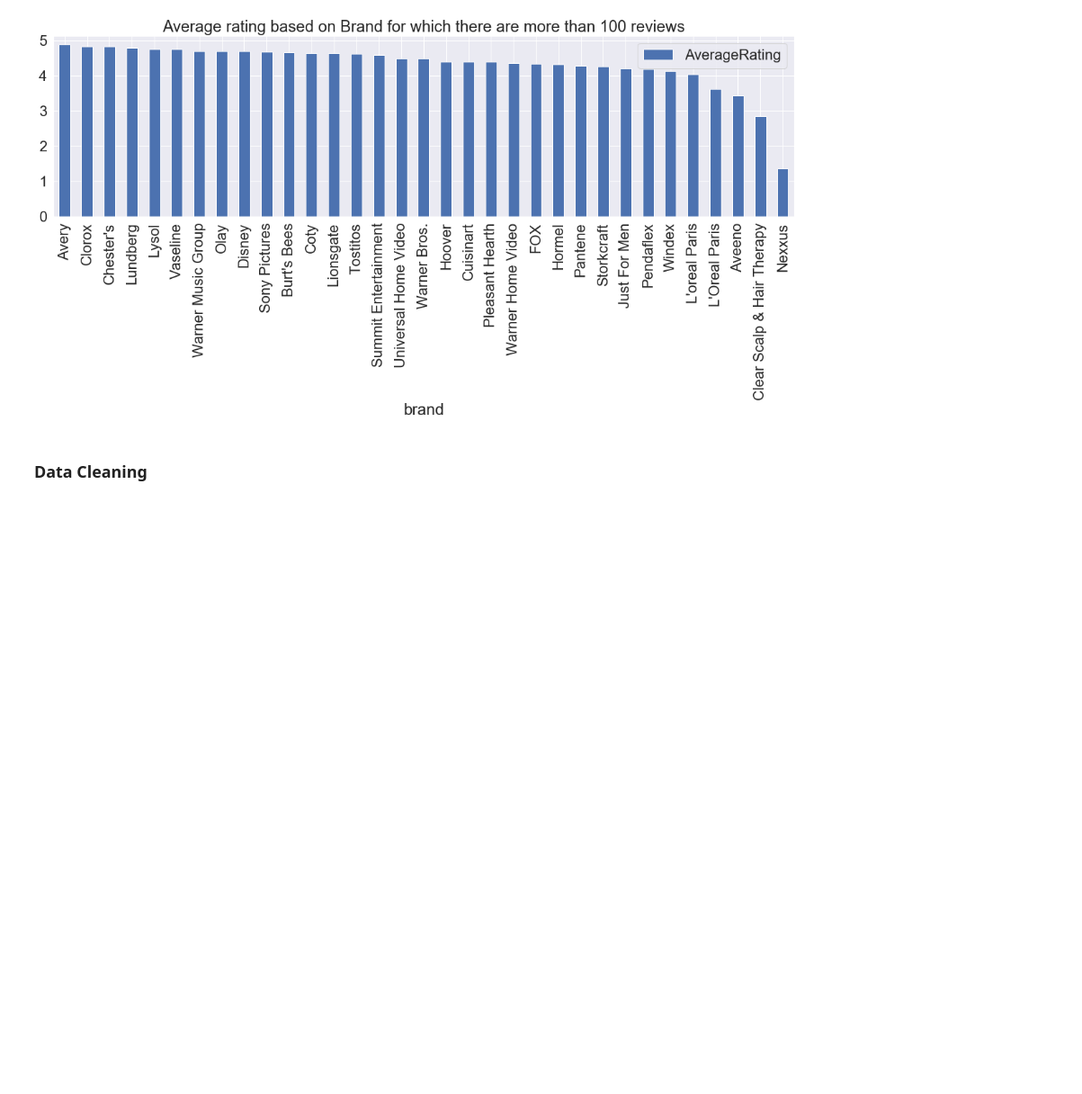
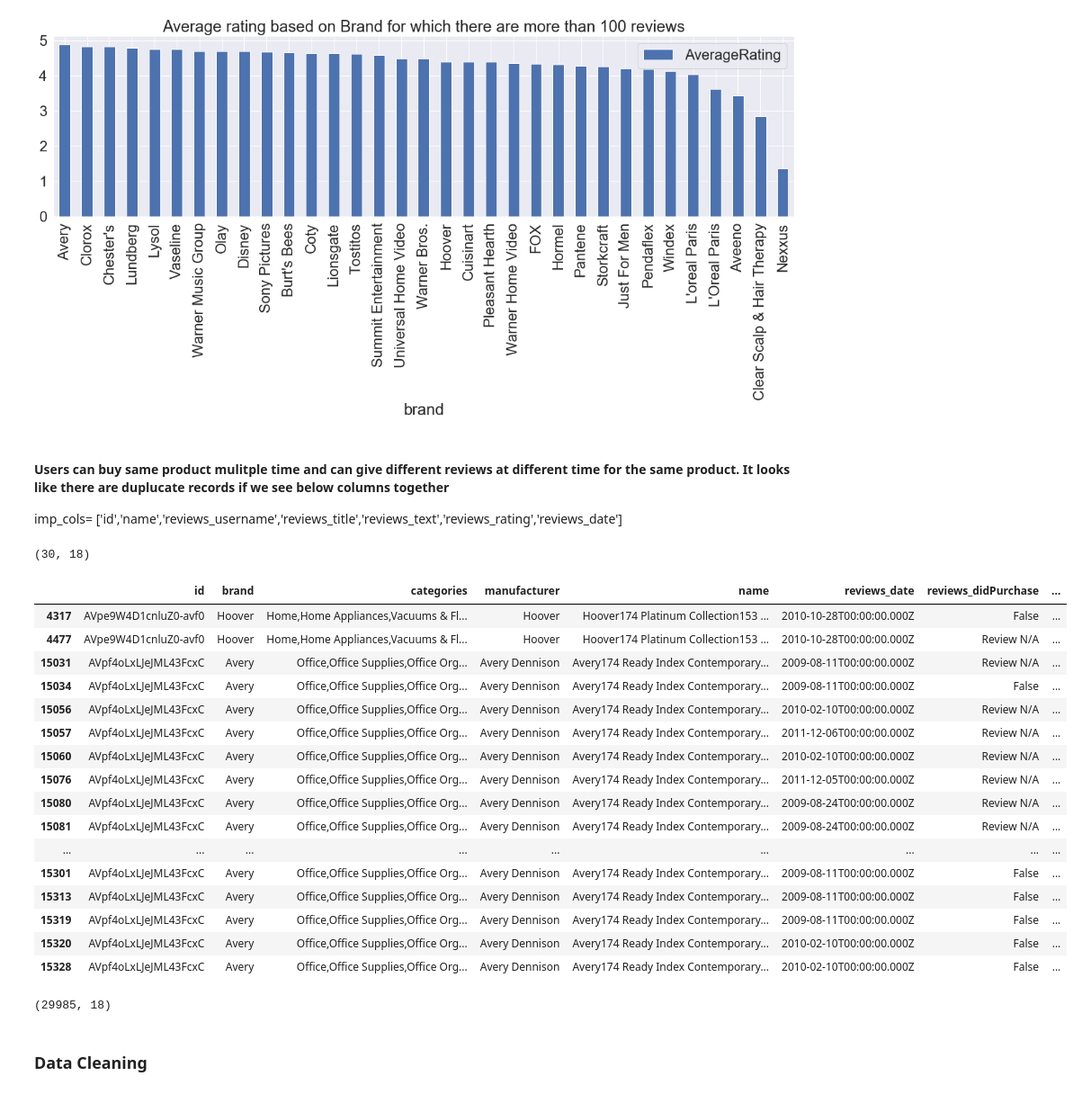
Before and after one commit to nveenkumr/SentimentBased_ProductRecommendation, a Jupyter notebook: Sentiment_Analysis_ProductReviews_3Models.ipynb, the cells around one changed output. Shown at 90% size. Cells and saved outputs as stored; diff of their text form; code cells hidden in the pictures; blank space fills up the shorter version.

```diff
--- a/Sentiment_Analysis_ProductReviews_3Models.ipynb
+++ b/Sentiment_Analysis_ProductReviews_3Models.ipynb
@@ -248,6 +248,40 @@ df_manfc_rating.plot(title='Average rating based on Brand for which there are mo
 # %% [output]
 <matplotlib.axes._subplots.AxesSubplot at 0x...>
 [figure]
+# %% [markdown]
+#### Users can buy same product mulitple time and can give different reviews at different time for the same product. It looks like there are duplucate records if we see below columns together
+imp_cols= ['id','name','reviews_username','reviews_title','reviews_text','reviews_rating','reviews_date']
+# %%
+#Lets check duplicates
+imp_cols= ['id','name','reviews_username','reviews_title','reviews_text','reviews_rating','reviews_date']
+duplicate_rows = prod_df[prod_df.duplicated(subset=imp_cols, keep=False)]
+print(duplicate_rows.shape)
+duplicate_rows
+# %% [output]
+(30, 18)
+|  | id | brand | categories | manufacturer | name | reviews_date | reviews_didPurchase | ... |
+| 4317 | AVpe9W4D1cnluZ0-avf0 | Hoover | Home,Home Appliances,Vacuums & Fl... | Hoover | Hoover174 Platinum Collection153 ... | 2010-10-28T00:00:00.000Z | False | ... |
+| 4477 | AVpe9W4D1cnluZ0-avf0 | Hoover | Home,Home Appliances,Vacuums & Fl... | Hoover | Hoover174 Platinum Collection153 ... | 2010-10-28T00:00:00.000Z | Review N/A | ... |
+| 15031 | AVpf4oLxLJeJML43FcxC | Avery | Office,Office Supplies,Office Org... | Avery Dennison | Avery174 Ready Index Contemporary... | 2009-08-11T00:00:00.000Z | Review N/A | ... |
+| 15034 | AVpf4oLxLJeJML43FcxC | Avery | Office,Office Supplies,Office Org... | Avery Dennison | Avery174 Ready Index Contemporary... | 2009-08-11T00:00:00.000Z | False | ... |
+| 15056 | AVpf4oLxLJeJML43FcxC | Avery | Office,Office Supplies,Office Org... | Avery Dennison | Avery174 Ready Index Contemporary... | 2010-02-10T00:00:00.000Z | Review N/A | ... |
+| 15057 | AVpf4oLxLJeJML43FcxC | Avery | Office,Office Supplies,Office Org... | Avery Dennison | Avery174 Ready Index Contemporary... | 2011-12-06T00:00:00.000Z | Review N/A | ... |
+| 15060 | AVpf4oLxLJeJML43FcxC | Avery | Office,Office Supplies,Office Org... | Avery Dennison | Avery174 Ready Index Contemporary... | 2010-02-10T00:00:00.000Z | Review N/A | ... |
+| 15076 | AVpf4oLxLJeJML43FcxC | Avery | Office,Office Supplies,Office Org... | Avery Dennison | Avery174 Ready Index Contemporary... | 2011-12-05T00:00:00.000Z | Review N/A | ... |
+| 15080 | AVpf4oLxLJeJML43FcxC | Avery | Office,Office Supplies,Office Org... | Avery Dennison | Avery174 Ready Index Contemporary... | 2009-08-24T00:00:00.000Z | Review N/A | ... |
+| 15081 | AVpf4oLxLJeJML43FcxC | Avery | Office,Office Supplies,Office Org... | Avery Dennison | Avery174 Ready Index Contemporary... | 2009-08-24T00:00:00.000Z | Review N/A | ... |
+| ... | ... | ... | ... | ... | ... | ... | ... | ... |
+| 15301 | AVpf4oLxLJeJML43FcxC | Avery | Office,Office Supplies,Office Org... | Avery Dennison | Avery174 Ready Index Contemporary... | 2009-08-11T00:00:00.000Z | False | ... |
+| 15313 | AVpf4oLxLJeJML43FcxC | Avery | Office,Office Supplies,Office Org... | Avery Dennison | Avery174 Ready Index Contemporary... | 2009-08-11T00:00:00.000Z | False | ... |
+| 15319 | AVpf4oLxLJeJML43FcxC | Avery | Office,Office Supplies,Office Org... | Avery Dennison | Avery174 Ready Index Contemporary... | 2009-08-11T00:00:00.000Z | False | ... |
+| 15320 | AVpf4oLxLJeJML43FcxC | Avery | Office,Office Supplies,Office Org... | Avery Dennison | Avery174 Ready Index Contemporary... | 2010-02-10T00:00:00.000Z | False | ... |
+| 15328 | AVpf4oLxLJeJML43FcxC | Avery | Office,Office Supplies,Office Org... | Avery Dennison | Avery174 Ready Index Contemporary... | 2010-02-10T00:00:00.000Z | False | ... |
+# %%
+#removing the duplicate rows
+prod_df = prod_df.drop_duplicates(subset=imp_cols, keep='last')
+prod_df.shape
+# %% [output]
+(29985, 18)
 # %% [markdown]
 ### Data Cleaning
 # %%
```
Also changed, not shown: parts of 38 cells of this notebook.
